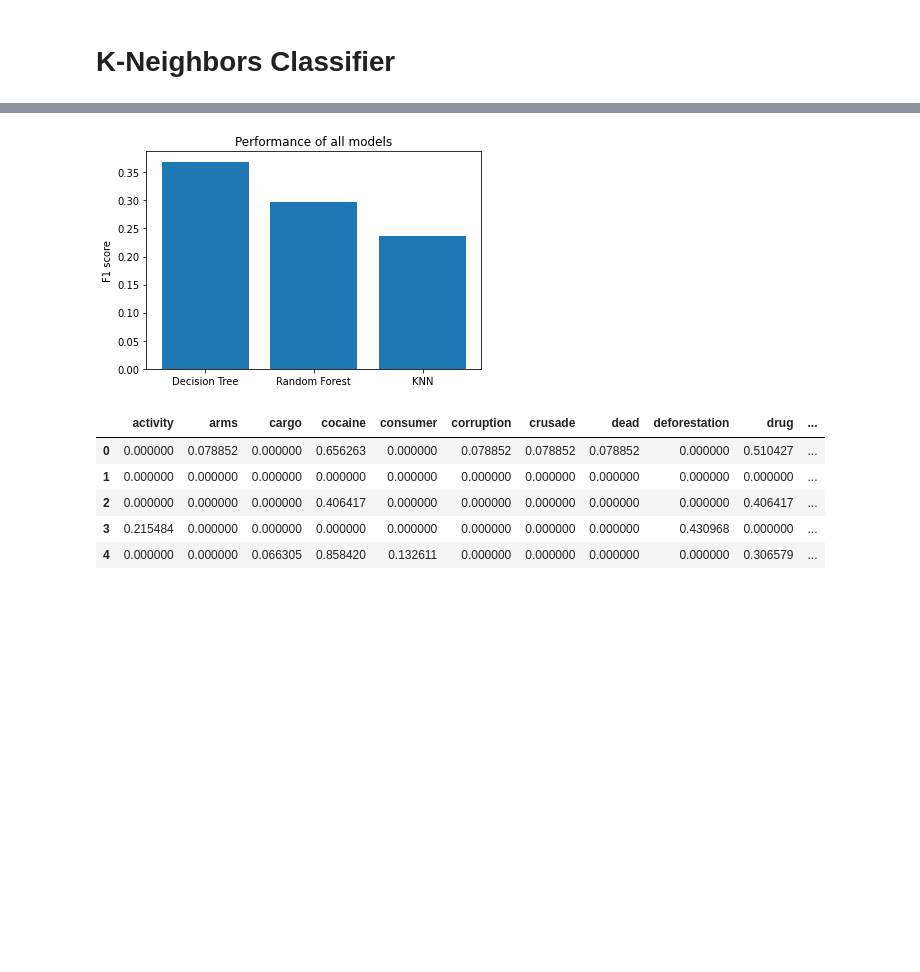
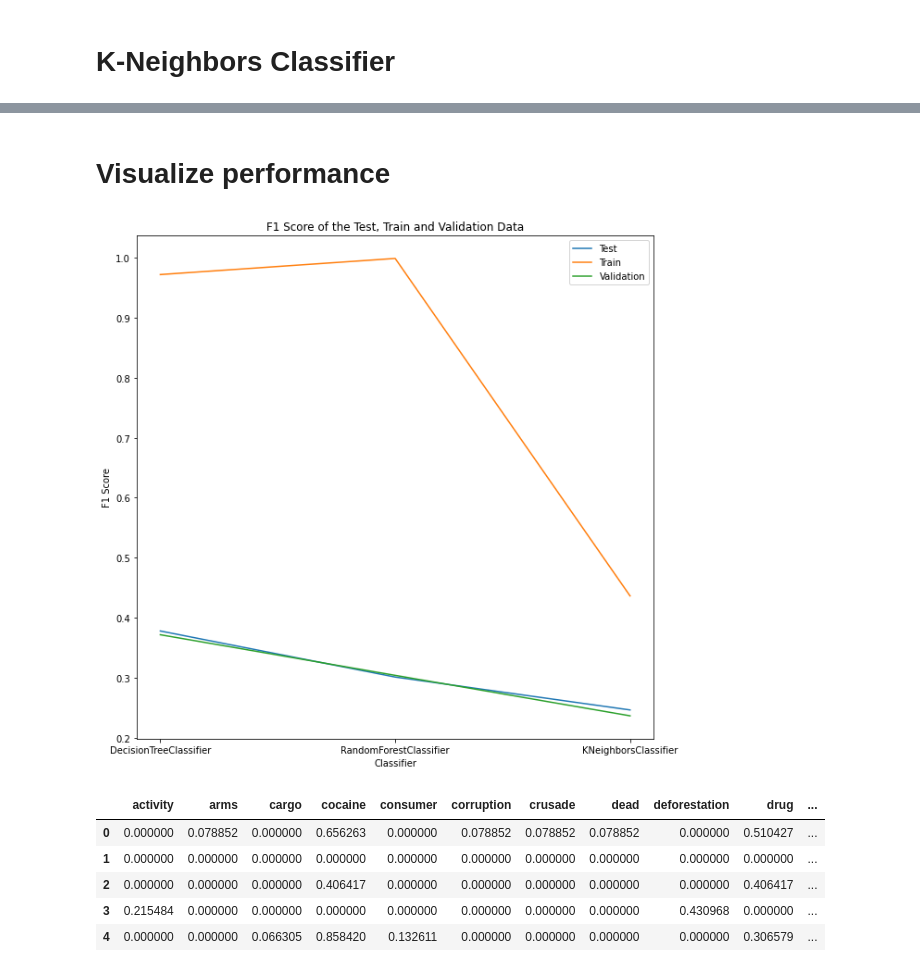
Before and after one commit to SKC-Team1/DSAI, a Jupyter notebook: final_notebook.ipynb, the cells around one changed output, grey strips where cells are left out. Cells and saved outputs as stored; diff of their text form; code cells hidden in the pictures; blank space fills up the shorter version.

```diff
--- a/final_notebook.ipynb
+++ b/final_notebook.ipynb
@@ -586,14 +586,39 @@ f1: 26.10%
-# %%
-dtc_metrics = get_metrics(y_test, y_pred_dtc)
-rfc_metrics = get_metrics(y_test, y_pred_rfc)
-knn_metrics = get_metrics(y_test, y_pred_knn)
-# Show all metrics in a bar chart
-plt.title("Performance of the models")
-plt.ylabel("F1 score")
-plt.bar(["Decision Tree", "Random Forest", "KNN"], [dtc_metrics["f1"], rfc_metrics["f1"], knn_metrics["f1"]])
-plt.show()
-# %% [output]
-[figure, removed]
+# %% [markdown]
+# Visualize performance
+# %%
+# Get all the metrics of the test data
+test_metrics = {
+    "DecisionTreeClassifier": get_metrics(y_test, y_pred_dtc),
+    "RandomForestClassifier": get_metrics(y_test, y_pred_rfc),
+    "KNeighborsClassifier": get_metrics(y_test, y_pred_knn),
+}
+
+# Get all the metrics of the training data
+train_metrics = {
+    "DecisionTreeClassifier": get_metrics(y_train, y_pred_dtc_train),
+    "RandomForestClassifier": get_metrics(y_train, y_pred_rfc_train),
+    "KNeighborsClassifier": get_metrics(y_train, y_pred_knn_train),
+}
+
+# Get all the metrics of the validation data
+val_metrics = {
+    "DecisionTreeClassifier": get_metrics(y_val, y_pred_dtc_val),
+    "RandomForestClassifier": get_metrics(y_val, y_pred_rfc_val),
+    "KNeighborsClassifier": get_metrics(y_val, y_pred_knn_val),
+}
+# %%
+# Visualize the f1 score of the test, train and validation metrics
+fig, ax = plt.subplots(figsize=(10, 10))
+ax.plot(["DecisionTreeClassifier", "RandomForestClassifier", "KNeighborsClassifier"], [test_metrics["DecisionTreeClassifier"]["f1"], test_metrics["RandomForestClassifier"]["f1"], test_metrics["KNeighborsClassifier"]["f1"]], label="Test")
+ax.plot(["DecisionTreeClassifier", "RandomForestClassifier", "KNeighborsClassifier"], [train_metrics["DecisionTreeClassifier"]["f1"], train_metrics["RandomForestClassifier"]["f1"], train_metrics["KNeighborsClassifier"]["f1"]], label="Train")
+ax.plot(["DecisionTreeClassifier", "RandomForestClassifier", "KNeighborsClassifier"], [val_metrics["DecisionTreeClassifier"]["f1"], val_metrics["RandomForestClassifier"]["f1"], val_metrics["KNeighborsClassifier"]["f1"]], label="Validation")
+ax.set_xlabel("Classifier")
+ax.set_ylabel("F1 Score")
+ax.set_title("F1 Score of the Test, Train and Validation Data")
+ax.legend()
+plt.show()
+# %% [output]
+[figure, added]
 # %%
 from spacy.matcher import Matcher
 matcher = Matcher(nlp.vocab)
```
Also changed, not shown: parts of 7 cells of this notebook.
